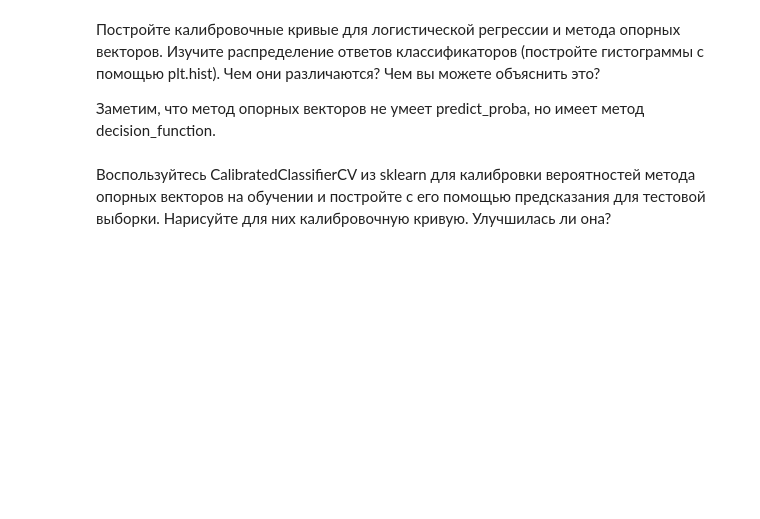
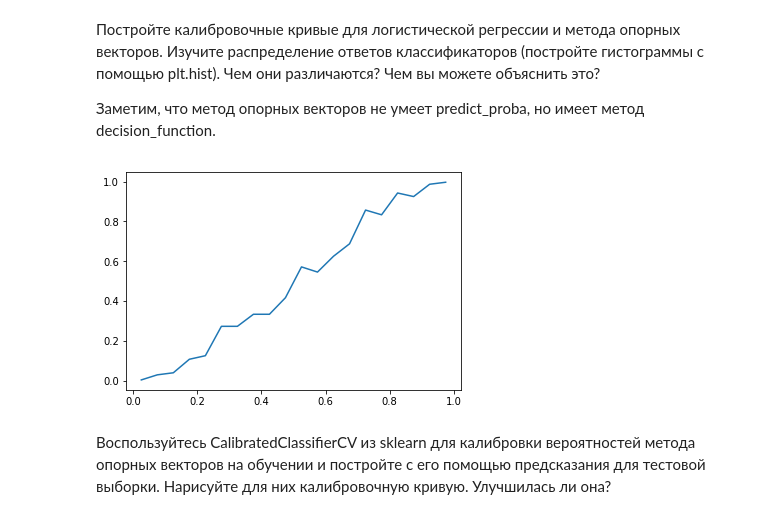
Before and after one commit to Mikhail-off/ML2018, a Jupyter notebook: HW4/homework-practice-04.ipynb, the cells around one changed output. Saved outputs shown, nothing was run; the diff lists cells and outputs as text; code cells hidden in the pictures; blank space fills up the shorter version.

```diff
--- a/HW4/homework-practice-04.ipynb
+++ b/HW4/homework-practice-04.ipynb
@@ -145,8 +171,8 @@ def plot_calibration_curve(y_test, preds):
     for i in range(n_bins):
         l = 1.0 / n_bins * i
         r = 1.0 / n_bins * (i + 1)
-        bin_middle_points.append((l - r) / 2)
-        bin_real_ratios.append(np.min(y_test[(preds >= l) & (preds < r)] == 1))
+        bin_middle_points.append((l + r) / 2)
+        bin_real_ratios.append(np.mean(y_test[np.where((preds >= l) & (preds < r))] == 1))
     plt.plot(bin_middle_points, bin_real_ratios)
 # %% [markdown]
 Постройте калибровочные кривые для логистической регрессии и метода опорных векторов. Изучите распределение ответов классификаторов (постройте гистограммы с помощью plt.hist). Чем они различаются? Чем вы можете объяснить это?
@@ -156,0 +183,6 @@ def plot_calibration_curve(y_test, preds):
+# %%
+log = LogisticRegression().fit(x_train, y_train)
+# %%
+plot_calibration_curve(y_test, log.predict_proba(x_test)[:, 1])
+# %% [output]
+[figure, added]
```
Also changed, not shown: parts of 9 cells of this notebook.
